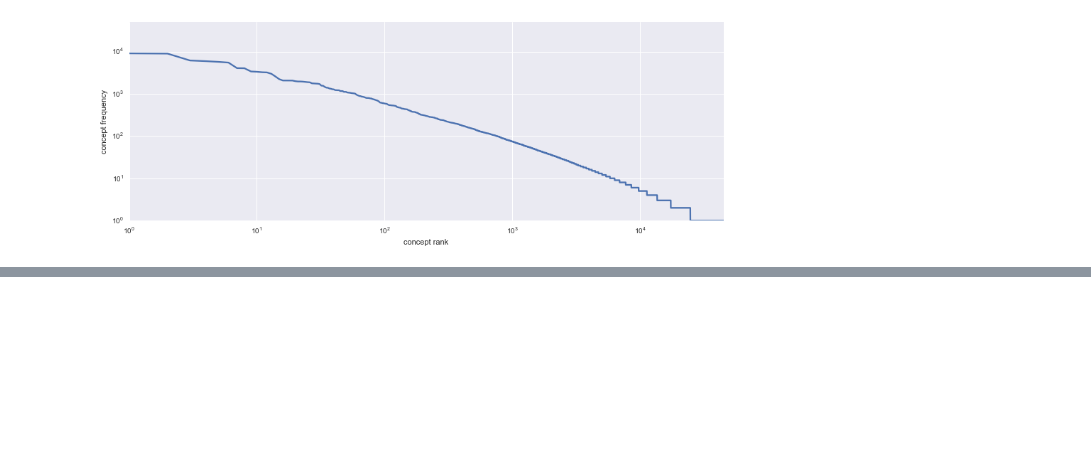
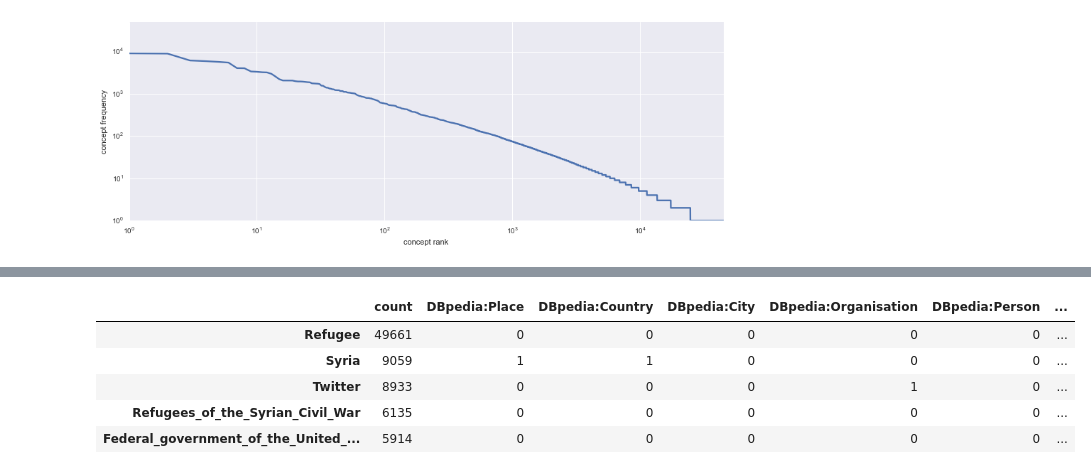
Before and after one commit to lexingxie/dataXplore, a Jupyter notebook: explore_concept_stat.ipynb, the cells around one changed output, grey strips where cells are left out. Cells and saved outputs as stored; diff of their text form; code cells hidden in the pictures; blank space fills up the shorter version.

```diff
--- a/explore_concept_stat.ipynb
+++ b/explore_concept_stat.ipynb
@@ -51,0 +67,9 @@ place_ent
+# %%
+df_concept.head()
+# %% [output]
+|  | count | DBpedia:Place | DBpedia:Country | DBpedia:City | DBpedia:Organisation | DBpedia:Person | ... |
+| Refugee | 49661 | 0 | 0 | 0 | 0 | 0 | ... |
+| Syria | 9059 | 1 | 1 | 0 | 0 | 0 | ... |
+| Twitter | 8933 | 0 | 0 | 0 | 1 | 0 | ... |
+| Refugees_of_the_Syrian_Civil_War | 6135 | 0 | 0 | 0 | 0 | 0 | ... |
+| Federal_government_of_the_United_... | 5914 | 0 | 0 | 0 | 0 | 0 | ... |
```
Also changed, not shown: parts of 10 cells of this notebook.
